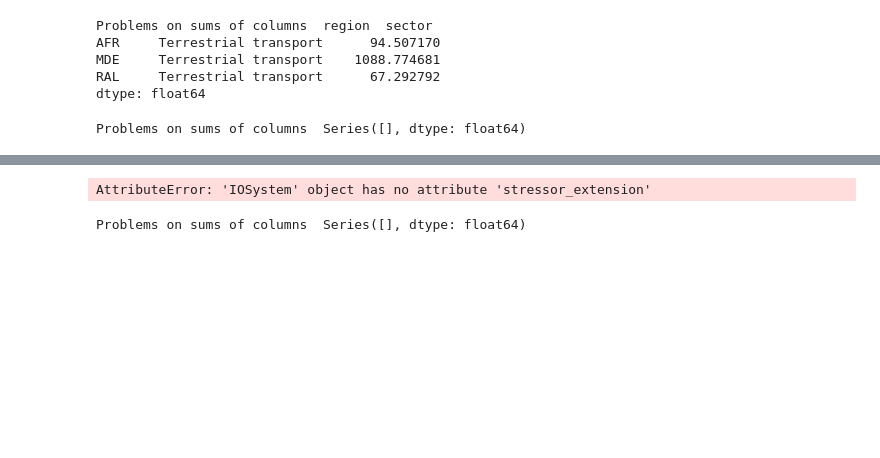
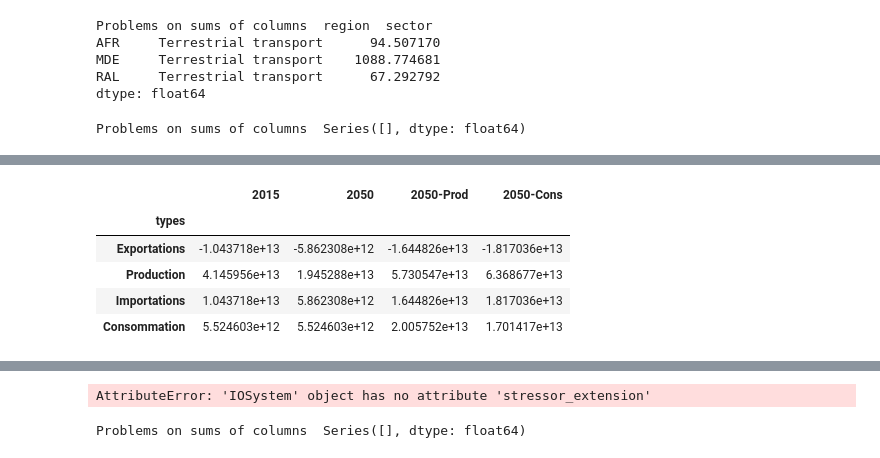
Before and after one commit to Maestrofinn/MatMat-Trade, a Jupyter notebook: IMACLIM_explo.ipynb, the cells around one changed output, grey strips where cells are left out. Cells and saved outputs as stored; diff of their text form; code cells hidden in the pictures; blank space fills up the shorter version.

```diff
--- a/IMACLIM_explo.ipynb
+++ b/IMACLIM_explo.ipynb
@@ -182,0 +110,9 @@ model.iot.stressor_extension.F_Y
+# %%
+Emissions.loc["INDC2030_1600"].sum(axis=0,level=1)
+# %% [output]
+|  | 2015 | 2050 | 2050-Prod | 2050-Cons |
+| types |  |  |  |  |
+| Exportations | -1.043718e+13 | -5.862308e+12 | -1.644826e+13 | -1.817036e+13 |
+| Production | 4.145956e+13 | 1.945288e+13 | 5.730547e+13 | 6.368677e+13 |
+| Importations | 1.043718e+13 | 5.862308e+12 | 1.644826e+13 | 1.817036e+13 |
+| Consommation | 5.524603e+12 | 5.524603e+12 | 2.005752e+13 | 1.701417e+13 |
```
Also changed, not shown: parts of 10 cells of this notebook, 1 other file.
